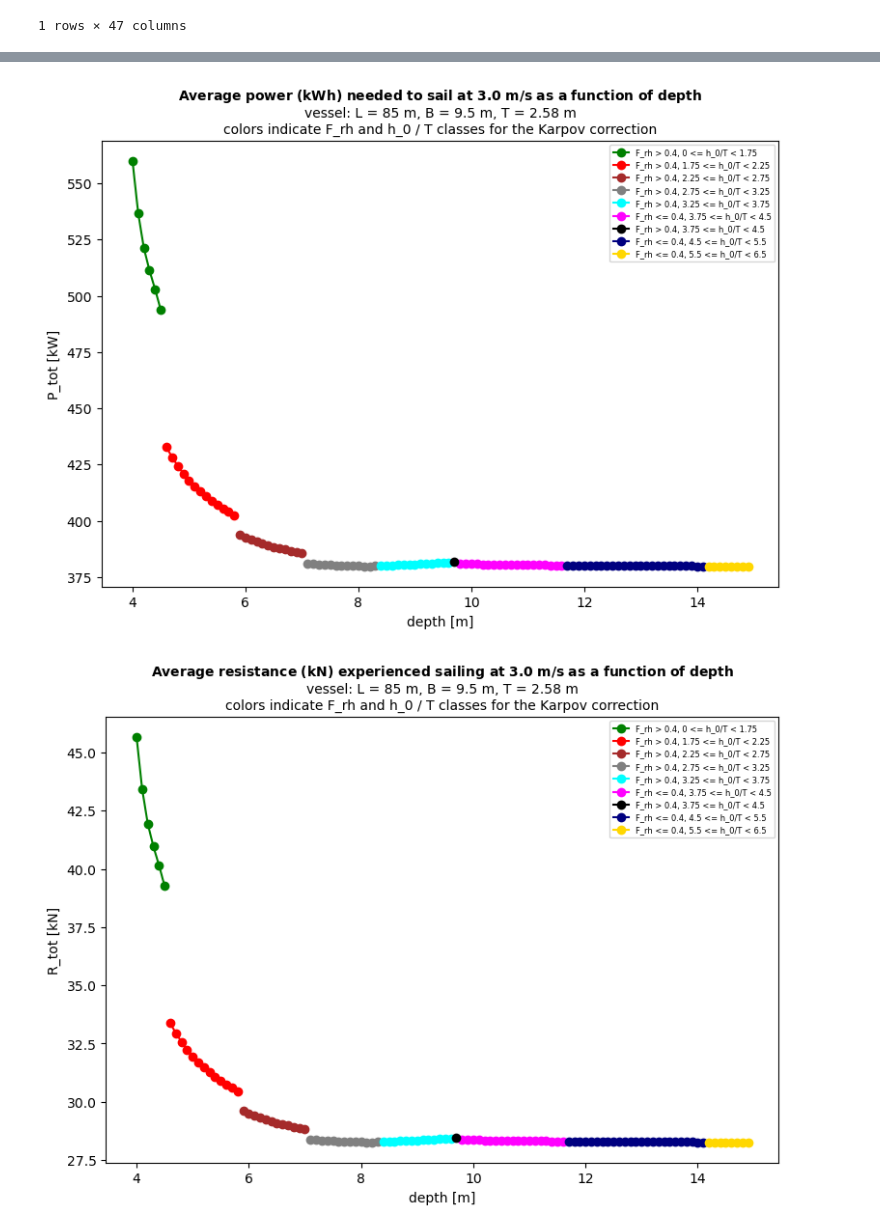
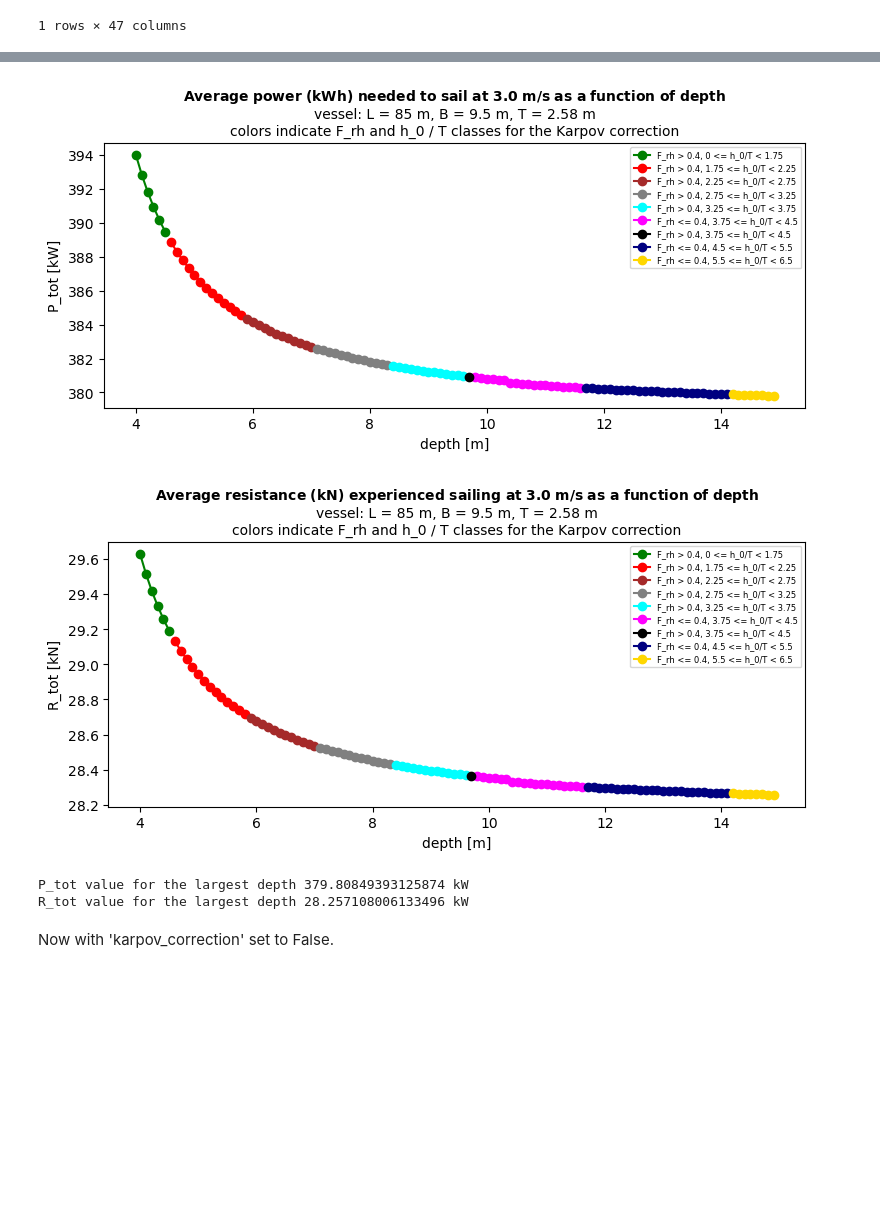
Before and after one commit to TUDelft-CITG/OpenTNSim, a Jupyter notebook: notebooks/0103 - In-depth energy module behaviour.ipynb, the cells around one changed output, grey strips where cells are left out. Drawn from its saved outputs; the diff is of its cells as text; code cells hidden in the pictures; blank space fills up the shorter version.

Commit message:
Modified figures and added some print statements and explanatory text

```diff
--- a/notebooks/0103 - In-depth energy module behaviour.ipynb
+++ b/notebooks/0103 - In-depth energy module behaviour.ipynb
@@ -91,7 +91,7 @@ opentnsim.graph.plot_graph(FG)
 # %%
 def mission(FG, GeneralDepth,
             name, origin, destination, vessel_type, L, B, T, v, safety_margin,
-            h_squat, P_installed, P_tot_given, bulbous_bow, P_hotel_perc, P_hotel, x, L_w, C_B,
+            h_squat, P_installed, P_tot_given, bulbous_bow, karpov_correction, P_hotel_perc, P_hotel, x, L_w, C_B,
             C_year, arrival_time):
     """Method that defines the mission of the vessel.
 
@@ -124,6 +124,7 @@ def mission(FG, GeneralDepth,
                         "P_installed": P_installed,     # kW
                         "P_tot_given": P_tot_given,     # kW None: calculate this value based on speed
                         "bulbous_bow": bulbous_bow,     # if a vessel has no bulbous_bow, set to False; otherwise set to True.
+                        "karpov_correction": karpov_correction, # if True, wave and residual resistances are calculated with corrected v
                         "P_hotel_perc": P_hotel_perc,   # 0: all power goes to propulsion
                         "P_hotel": P_hotel,             # None: calculate P_hotel from percentage
                         "x": x,                         # number of propellers
@@ -169,21 +170,22 @@ for v in velocity_range:
                          origin='0',
                          destination='1',
                          vessel_type='inland vessel',
-                         L=135,                # m
-                         B=11.75,              # m
-                         T=2.75,               # m
-                         v=v,                  # m/s None: calculate this value based on P_tot_given
-                         safety_margin=0.2,    # for tanker vessel with sandy bed the safety margin is recommended as 0.2 m
-                         h_squat=False,        # if consider the ship squatting while moving, set to True, otherwise set to False
-                         P_installed=1750,     # kW
-                         P_tot_given=None,     # kW None: calculate this value based on speed
-                         bulbous_bow=False,    # if a vessel has no bulbous_bow, set to False; otherwise set to True.
-                         P_hotel_perc=0.05,    # 0: all power goes to propulsion
-                         P_hotel=None,         # None: calculate P_hotel from percentage
-                         x=2,                  # number of propellers
-                         C_B=0.85,             # - block coefficient
-                         L_w=3,                # weight class of the ship
-                         C_year=1990,          # engine construction yea
+                         L=135,                  # m
+                         B=11.75,                # m
+                         T=2.75,                 # m
+                         v=v,                    # m/s None: calculate this value based on P_tot_given
+                         safety_margin=0.2,      # for tanker vessel with sandy bed the safety margin is recommended as 0.2 m
+                         h_squat=False,          # if consider the ship squatting while moving, set to True, otherwise set to False
+                         P_installed=1750,       # kW
+                         P_tot_given=None,       # kW None: calculate this value based on speed
+                         bulbous_bow=False,      # if a vessel has no bulbous_bow, set to False; otherwise set to True.
+                         karpov_correction=True,
+                         P_hotel_perc=0.05,      # 0: all power goes to propulsion
+                         P_hotel=None,           # None: calculate P_hotel from percentage
+                         x=2,                    # number of propellers
+                         C_B=0.85,               # - block coefficient
+                         L_w=3,                  # weight class of the ship
+                         C_year=1990,            # engine construction yea
                          arrival_time=datetime.datetime(2024, 1, 1, 0, 0, 0),
                         )
 
@@ -331,6 +333,7 @@ for P_tot_given in P_tot_given_list:
                          P_installed=1750,        # kW
                          P_tot_given=P_tot_given, # kW None: calculate this value based on speed
                          bulbous_bow=False,       # if a vessel has no bulbous_bow, set to False; otherwise set to True.
+                         karpov_correction=True,
                          P_hotel_perc=0.05,       # 0: all power goes to propulsion
                          P_hotel=None,            # None: calculate P_hotel from percentage
                          x=2,                     # number of propellers
@@ -441,6 +444,7 @@ for depth in depth_list:
                          P_installed=1750,        # kW
                          P_tot_given=None,        # kW None: calculate this value based on speed
                          bulbous_bow=False,       # if a vessel has no bulbous_bow, set to False; otherwise set to True.
+                         karpov_correction=False,
                          P_hotel_perc=0.05,       # 0: all power goes to propulsion
                          P_hotel=None,            # None: calculate P_hotel from percentage
                          x=2,                     # number of propellers
@@ -499,38 +503,46 @@ for h_min, h_max in h_bins:
 
 # --- Plot ---
 fig_width_cm = 20
-fig_height_cm = 15
+fig_height_cm = 10
 fig_size_in = (fig_width_cm / 2.54, fig_height_cm / 2.54)
 
 # --- Plot power ---
 fig, ax = plt.subplots(figsize=fig_size_in)
 for label, mask in categories.items():
     if np.any(mask):
         ax.plot(depth_array[mask], np.array(P_tot_values)[mask], 'o-', label=label, color=colors[label])
 ax.set_xlabel('depth [m]')
 ax.set_ylabel('P_tot [kW]')
 title_line1 = r'$\mathbf{Average\ power\ (kWh)\ needed\ to\ sail\ at\ 3.0\ m/s\ as\ a\ function\ of\ depth}$'
 title_line2 = f'vessel: L = {vessels[0].L} m, B = {vessels[0].B} m, T = {vessels[0].T} m'
 title_line3 = 'colors indicate F_rh and h_0 / T classes for the Karpov correction'
 ax.set_title(f'{title_line1}\n{title_line2}\n{title_line3}', fontsize=10)
 ax.legend(fontsize=6)
 plt.tight_layout()
 plt.show()
 
 # --- Plot resistance ---
 fig, ax = plt.subplots(figsize=fig_size_in)
 for label, mask in categories.items():
     if np.any(mask):
         ax.plot(depth_array[mask], np.array(R_tot_values)[mask], 'o-', label=label, color=colors[label])
 ax.set_xlabel('depth [m]')
 ax.set_ylabel('R_tot [kN]')
 title_line1 = r'$\mathbf{Average\ resistance\ (kN)\ experienced\ sailing\ at\ 3.0\ m/s\ as\ a\ function\ of\ depth}$'
 title_line2 = f'vessel: L = {vessels[0].L} m, B = {vessels[0].B} m, T = {vessels[0].T} m'
 title_line3 = 'colors indicate F_rh and h_0 / T classes for the Karpov correction'
 ax.set_title(f'{title_line1}\n{title_line2}\n{title_line3}', fontsize=10)
 ax.legend(fontsize=6)
 plt.tight_layout()
 plt.show()
+
+
+print('P_tot value for the largest depth {} kW'.format(P_tot_values[-1]))
+print('R_tot value for the largest depth {} kW'.format(R_tot_values[-1]))
 # %% [output]
-[figure, old version]
+[figure, new version]
-[figure, old version]
+[figure, new version]
+P_tot value for the largest depth 379.80849393125874 kW
+R_tot value for the largest depth 28.257108006133496 kW
+# %% [markdown]
+Now with 'karpov_correction' set to False.
```
Also changed, not shown: parts of 5 cells of this notebook.
